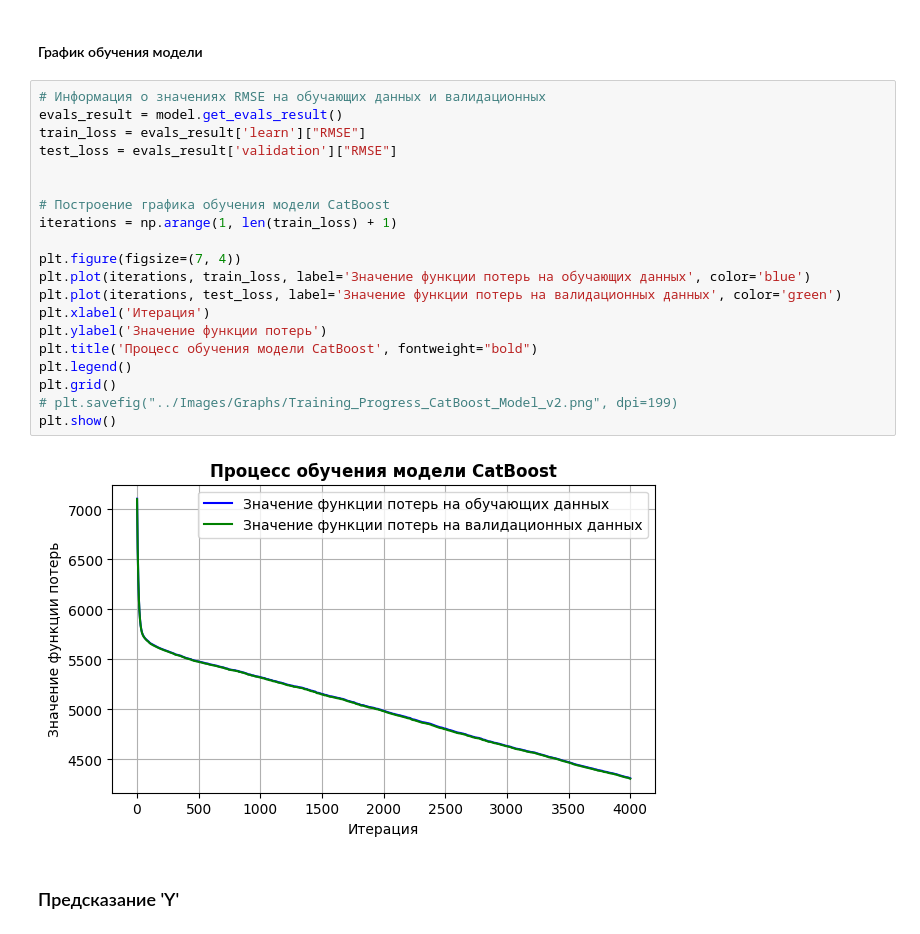
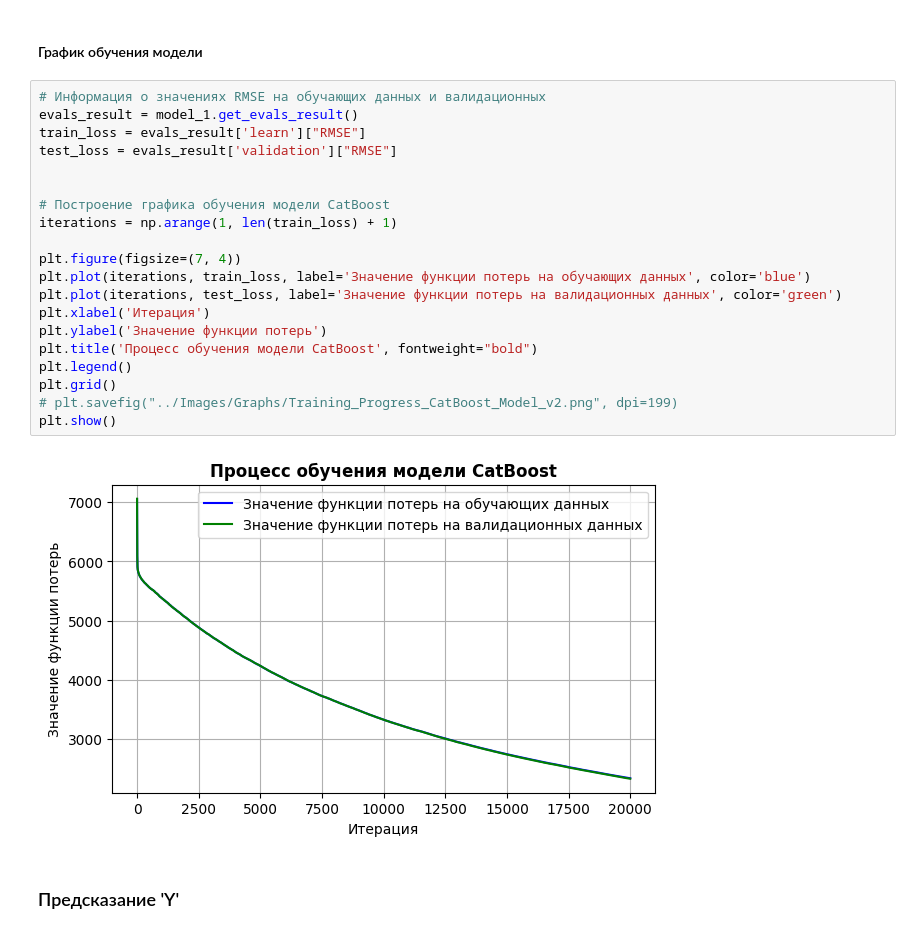
Before and after one commit to makea2018/YaCup-ML-Self-Driving-Cars, a Jupyter notebook: notebooks/classical_ml.ipynb, the cells around one changed output. Saved outputs shown, nothing was run; the diff lists cells and outputs as text.

```diff
--- a/notebooks/classical_ml.ipynb
+++ b/notebooks/classical_ml.ipynb
@@ -350,26 +350,26 @@ model_1 = CatBoostRegressor().load_model("../models/model_1.cbm")
 #### График обучения модели
 # %%
 # Информация о значениях RMSE на обучающих данных и валидационных
-evals_result = model.get_evals_result()
+evals_result = model_1.get_evals_result()
 train_loss = evals_result['learn']["RMSE"]
 test_loss = evals_result['validation']["RMSE"]
 
 
 # Построение графика обучения модели CatBoost
 iterations = np.arange(1, len(train_loss) + 1)
 
 plt.figure(figsize=(7, 4))
 plt.plot(iterations, train_loss, label='Значение функции потерь на обучающих данных', color='blue')
 plt.plot(iterations, test_loss, label='Значение функции потерь на валидационных данных', color='green')
 plt.xlabel('Итерация')
 plt.ylabel('Значение функции потерь')
 plt.title('Процесс обучения модели CatBoost', fontweight="bold")
 plt.legend()
 plt.grid()
 # plt.savefig("../Images/Graphs/Training_Progress_CatBoost_Model_v2.png", dpi=199)
 plt.show()
 # %% [output]
-[figure, old version]
+[figure, new version]
 # %% [markdown]
 ### Предсказание 'Y'
 # %%
```
Also changed, not shown: parts of 31 cells of this notebook.
